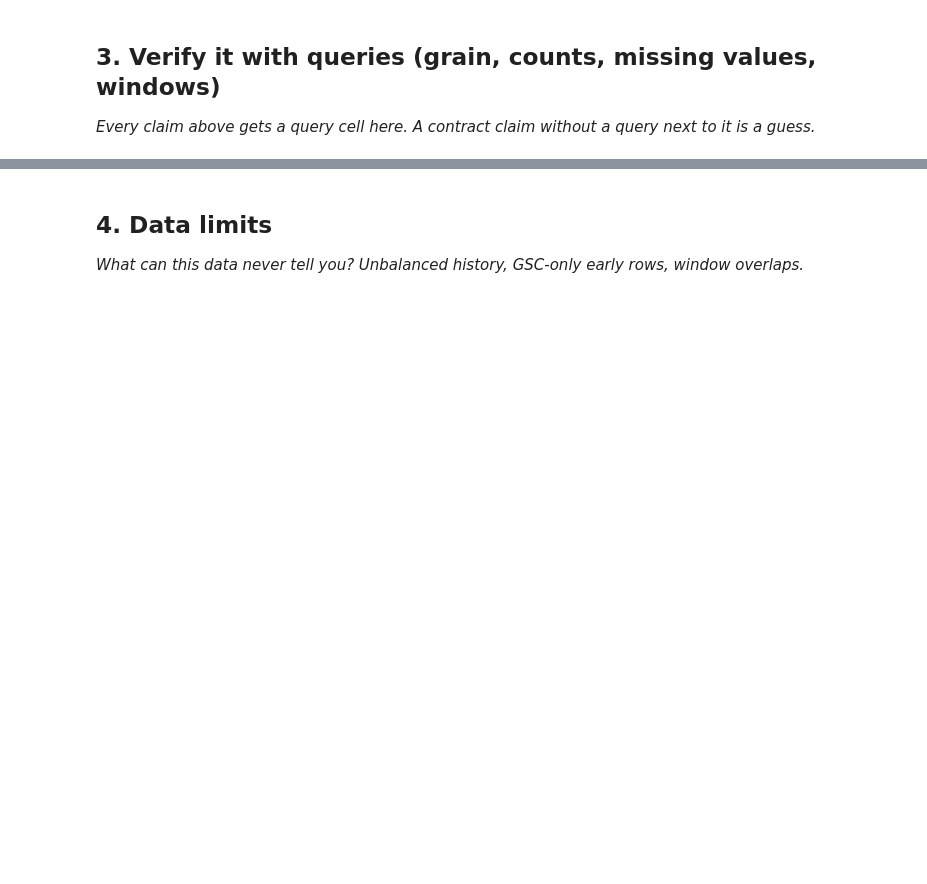
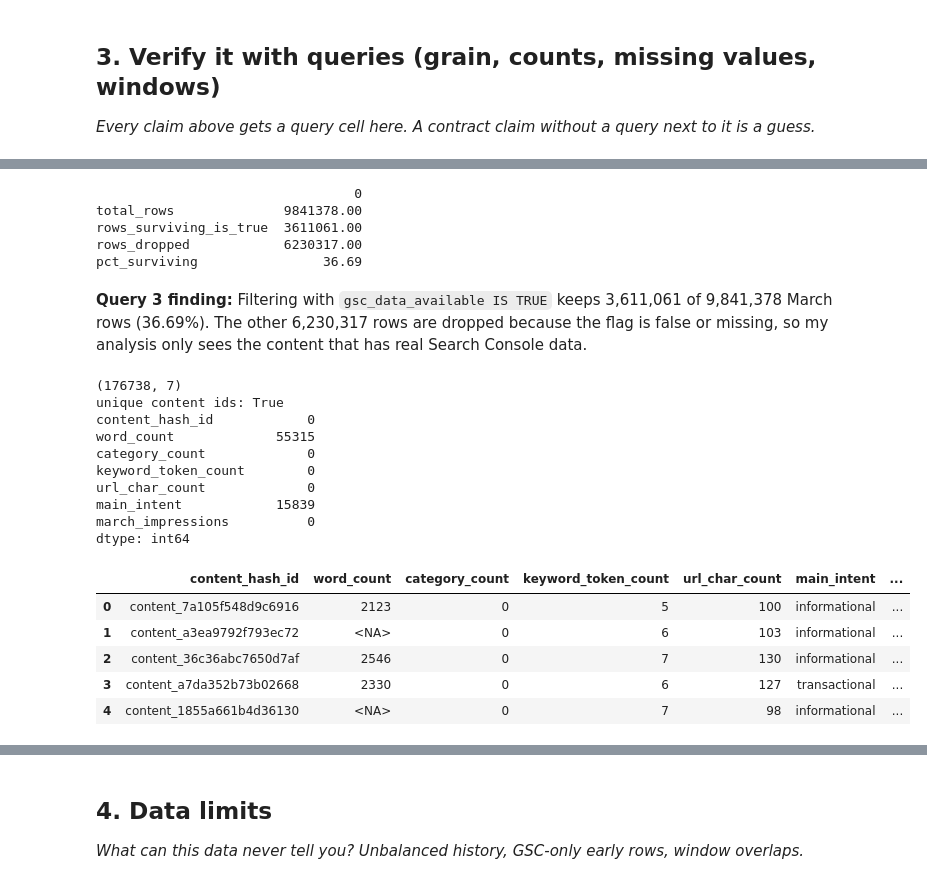
Before and after one commit to Ellarh101/ML-starter, a Jupyter notebook: work/notebooks/w03_data_contract.ipynb, the cells around one changed output, grey strips where cells are left out. Cells and saved outputs as stored; diff of their text form; code cells hidden in the pictures; blank space fills up the shorter version.

Commit message:
Add w03 data contract notebook (Lane 3, March 2026)

```diff
--- a/work/notebooks/w03_data_contract.ipynb
+++ b/work/notebooks/w03_data_contract.ipynb
@@ -15,0 +51,20 @@ This skeleton is yours to fill. Work the sections **in order** — each one has
+# %%
+import duckdb
+from huggingface_hub import hf_hub_download
+
+REPO = "FlyRank/internship-warehouse"
+
+march_path = hf_hub_download(
+    REPO, "fact_content_daily_performance/month=2026-03/data_0.parquet",
+    repo_type="dataset", token=token)
+content_path = hf_hub_download(
+    REPO, "dim_content.parquet", repo_type="dataset", token=token)
+clients_path = hf_hub_download(
+    REPO, "dim_clients.parquet", repo_type="dataset", token=token)
+
+con = duckdb.connect()
+for name, path in [("march daily fact", march_path),
+                   ("dim_content", content_path),
+                   ("dim_clients", clients_path)]:
+    print("=====", name)
+    print(con.sql(f"DESCRIBE SELECT * FROM '{path}'").df()[["column_name", "column_type"]])
@@ -29,0 +181,60 @@ This skeleton is yours to fill. Work the sections **in order** — each one has
+# %%
+q3 = f"""
+SELECT
+    COUNT(*)                                                        AS total_rows,
+    COUNT(*) FILTER (WHERE gsc_data_available IS TRUE)              AS rows_surviving_is_true,
+    COUNT(*) FILTER (WHERE gsc_data_available IS NOT TRUE)          AS rows_dropped,
+    ROUND(100.0 * COUNT(*) FILTER (WHERE gsc_data_available IS TRUE) / COUNT(*), 2) AS pct_surviving
+FROM '{march_path}'
+"""
+print(con.sql(q3).df().T)
+# %% [output]
+                                 0
+total_rows              9841378.00
+rows_surviving_is_true  3611061.00
+rows_dropped            6230317.00
+pct_surviving                36.69
+# %% [markdown]
+**Query 3 finding:** Filtering with `gsc_data_available IS TRUE` keeps 3,611,061 of 9,841,378 March rows (36.69%). The other 6,230,317 rows are dropped because the flag is false or missing, so my analysis only sees the content that has real Search Console data.
+# %%
+frame_q = f"""
+WITH march AS (
+    SELECT content_hash_id,
+           SUM(gsc_impressions) AS march_impressions
+    FROM '{march_path}'
+    WHERE gsc_data_available IS TRUE
+    GROUP BY content_hash_id
+)
+SELECT c.content_hash_id,
+       c.word_count,
+       c.category_count,
+       c.keyword_token_count,
+       c.url_char_count,
+       c.main_intent,
+       m.march_impressions
+FROM '{content_path}' c
+JOIN march m USING (content_hash_id)
+WHERE c.content_created_date <= DATE '2026-03-31'
+"""
+df = con.sql(frame_q).df()
+print(df.shape)
+print("unique content ids:", df["content_hash_id"].is_unique)
+print(df.isna().sum())
+df.head()
+# %% [output]
+(176738, 7)
+unique content ids: True
+content_hash_id            0
+word_count             55315
+category_count             0
+keyword_token_count        0
+url_char_count             0
+main_intent            15839
+march_impressions          0
+dtype: int64
+|  | content_hash_id | word_count | category_count | keyword_token_count | url_char_count | main_intent | ... |
+| 0 | content_7a105f548d9c6916 | 2123 | 0 | 5 | 100 | informational | ... |
+| 1 | content_a3ea9792f793ec72 | <NA> | 0 | 6 | 103 | informational | ... |
+| 2 | content_36c36abc7650d7af | 2546 | 0 | 7 | 130 | informational | ... |
+| 3 | content_a7da352b73b02668 | 2330 | 0 | 6 | 127 | transactional | ... |
+| 4 | content_1855a661b4d36130 | <NA> | 0 | 7 | 98 | informational | ... |
```
Also changed, not shown: parts of 13 cells of this notebook.
